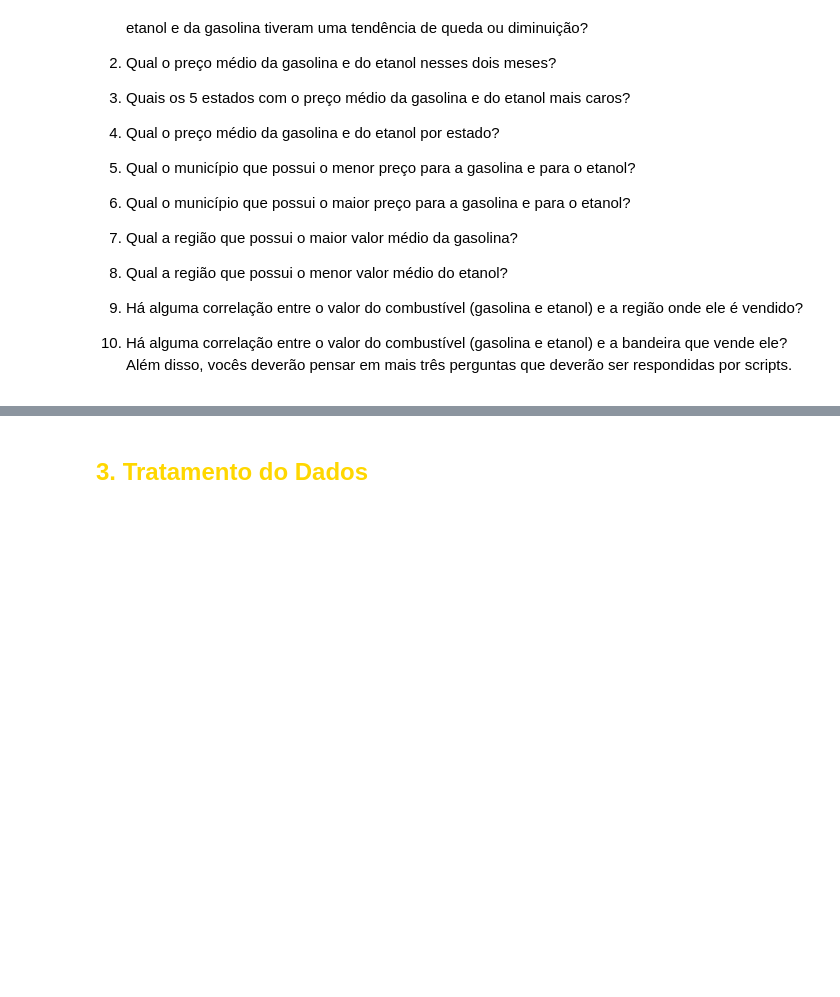
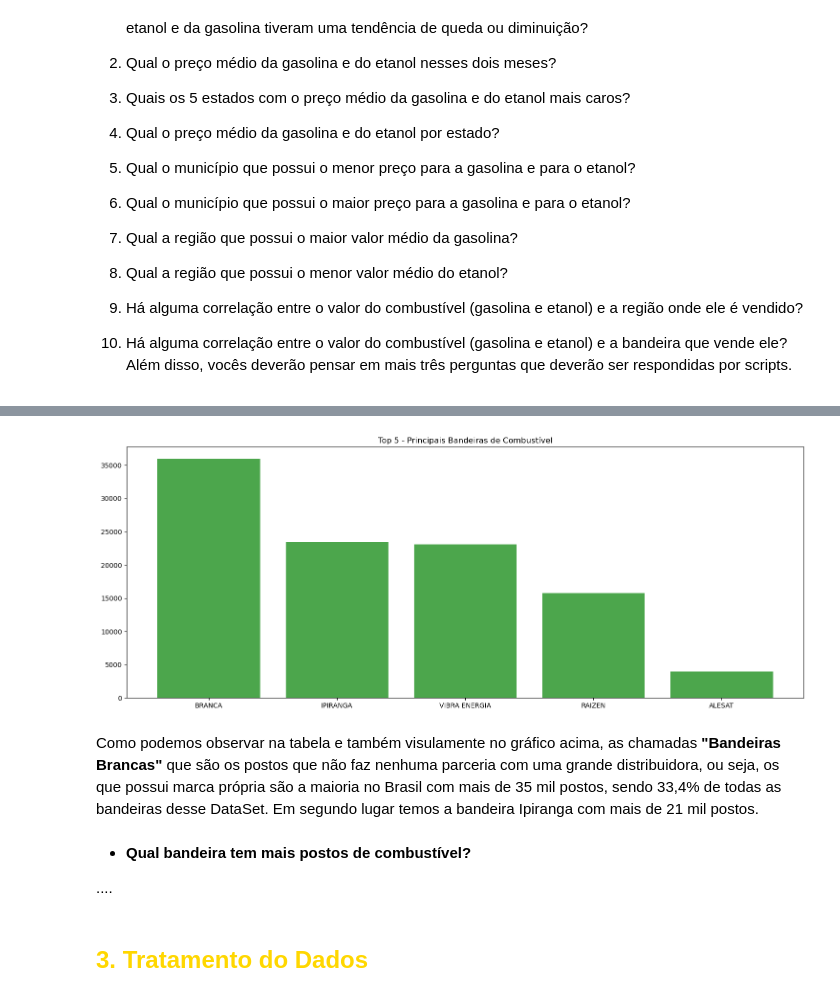
Before and after one commit to gideoni-santos/projeto-squad5-m4, a Jupyter notebook: Analise_combustiveis.ipynb, the cells around one changed output, grey strips where cells are left out. Saved outputs shown, nothing was run; the diff lists cells and outputs as text; code cells hidden in the pictures; blank space fills up the shorter version.

```diff
--- a/Analise_combustiveis.ipynb
+++ b/Analise_combustiveis.ipynb
@@ -61,0 +215,9 @@ Com essa checagem, podemos verificar que nosso DataSet contém **_107531_** linh
+# %%
+# Criando dataframe com as bandeiras mais frequentes
+bandeira_qntd = combustiveis['Bandeira'].value_counts()
+bandeira_porc = round(combustiveis['Bandeira'].value_counts(normalize=True) * 100, 1)
+bandeira = pd.DataFrame({
+    'Frequência': bandeira_qntd,
+    'Porcentagem (%)': bandeira_porc
+})
+bandeira.head(5)
@@ -62,3 +231,19 @@ Com essa checagem, podemos verificar que nosso DataSet contém **_107531_** linh
+# %%
+#Criando gráfico
+top_bandeiras = bandeira.head(5)
+plt.figure(figsize=(15, 6))
+plt.bar(top_bandeiras.index, top_bandeiras['Frequência'], color='green', alpha=0.7)
+plt.title('Top 5 - Principais Bandeiras de Combustível')
+plt.tight_layout()
+plt.show()
+# %% [output]
+[figure, added]
+# %% [markdown]
+Como podemos observar na tabela e também visulamente no gráfico acima, as chamadas **"Bandeiras Brancas"** que são os postos que não faz nenhuma parceria com uma grande distribuidora, ou seja, os que possui marca própria são a maioria no Brasil com mais de 35 mil postos, sendo 33,4% de todas as bandeiras desse DataSet. Em segundo lugar temos a bandeira Ipiranga com mais de 21 mil postos.
+# %% [markdown]
+- **Qual bandeira tem mais postos de combustível?**
+
+....
 # %% [markdown]
 ## **<font color ='gold' size=5>3. Tratamento do Dados</font>**
 # %% [markdown]
```
Also changed, not shown: parts of 29 cells of this notebook.
